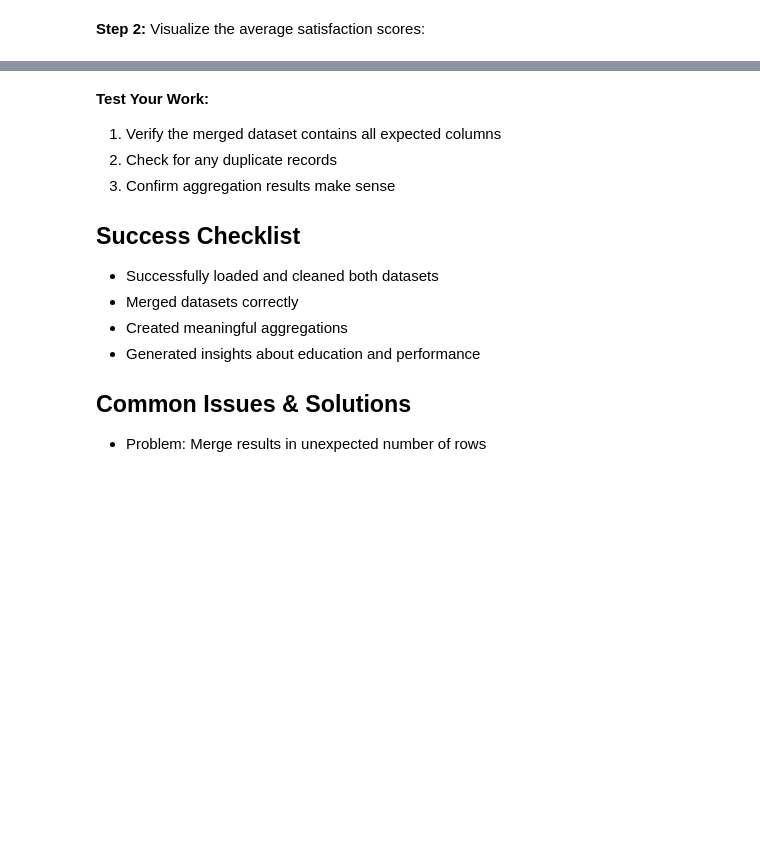
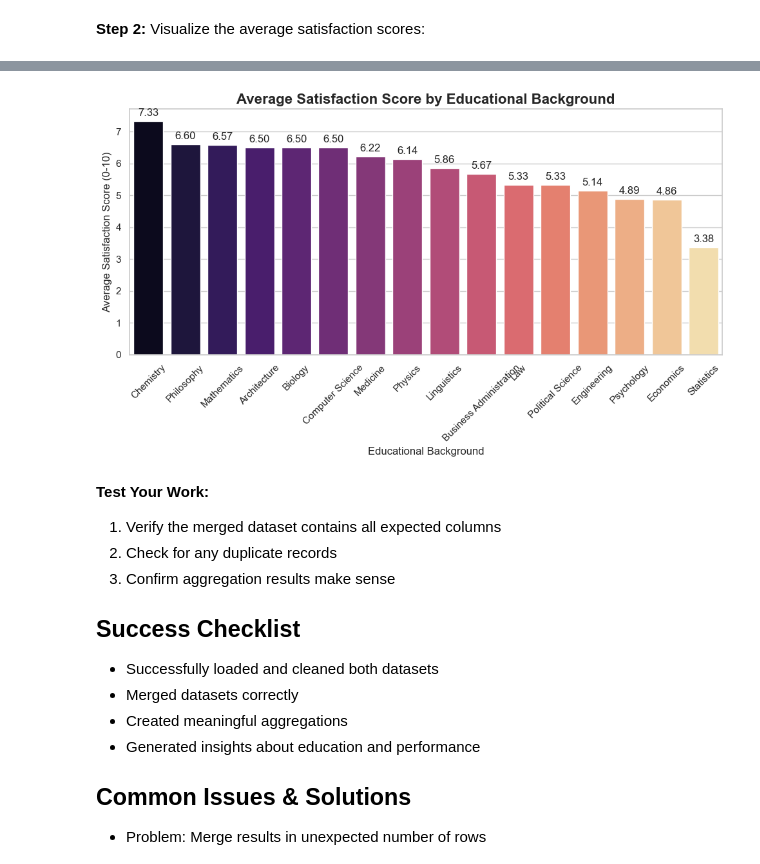
Before and after one commit to Abisais/my-data-project, a Jupyter notebook: DataFrame Operations.ipynb, the cells around one changed output, grey strips where cells are left out. Saved outputs shown, nothing was run; the diff lists cells and outputs as text; code cells hidden in the pictures; blank space fills up the shorter version.

```diff
--- a/DataFrame Operations.ipynb
+++ b/DataFrame Operations.ipynb
@@ -62,3 +192,6 @@ merged_df = pd.merge(
     right_on='ID',
     how='inner'
 )
+merged_df.head() #employee_id and id are both in the df so I'll delete ID
+merged_df.drop(columns=['ID'], inplace=True)
+merged_df.head()
@@ -67,3 +207,11 @@ merged_df = pd.merge(
 <b>Step 1:</b> Calculate average satisfaction scores by educational background:
 # %%
 # Step 1: Calculate average satisfaction scores by educational background:
+# Group by educational background and calculate the satisfaction avg / Agrupamos por nivel educativo y calculamos el promedio de satisfacción
+avg_satisfaction = merged_df.groupby('educational_background')['satisfaction_score'].mean()
+
+# We sort from highest to lowest to see who is satisfied / Ordenamos de mayor a menor para ver quiénes están más satisfecho
+avg_satisfaction = avg_satisfaction.sort_values(ascending=False)
+
+print("Average Satisfaction by Educational Background:")
+display(avg_satisfaction)
@@ -74,3 +246,46 @@ merged_df = pd.merge(
+# %%
+# 1. Set up the visual style (clean and professional)
+# 1. Configurar el estilo visual (limpio y profesional)
+sns.set_theme(style="whitegrid")
+
+# 2. Create the canvas (Figure)
+# 2. Crear el lienzo (Figura)
+plt.figure(figsize=(10, 6))
+
+# 3. Create the bar graph
+# 3. Crear el gráfico de barras
+ax = sns.barplot(
+    x=avg_satisfaction.index,
+    y=avg_satisfaction.values,
+    palette='magma',
+    hue=avg_satisfaction.index,  # Para evitar advertencias de versiones nuevas
+    legend=False
+)
+
+# 4. Customization of labels and title
+# 4. Personalización de etiquetas y título
+plt.title('Average Satisfaction Score by Educational Background', fontsize=16, fontweight='bold')
+plt.xlabel('Educational Background', fontsize=12)
+plt.ylabel('Average Satisfaction Score (0-10)', fontsize=12)
+
+# Rotate the X axis labels so they do not overlap
+# Rotar las etiquetas del eje X para que no se traslapen
+plt.xticks(rotation=45)
+
+# 5. Optional: Add the exact value on each bar for greater precision
+# 5. Opcional: Añadir el valor exacto sobre cada barra para mayor precisión
+for p in ax.patches:
+    ax.annotate(format(p.get_height(), '.2f'),
+                (p.get_x() + p.get_width() / 2., p.get_height()),
+                ha = 'center', va = 'center',
+                xytext = (0, 9),
+                textcoords = 'offset points')
+
+# Mostrar el gráfico
+plt.tight_layout()
+plt.show()
+# %% [output]
+[figure, added]
 # %% [markdown]
 <b>Test Your Work:</b>
 1. Verify the merged dataset contains all expected columns
```
Also changed, not shown: parts of 17 cells of this notebook, 1 other file.
